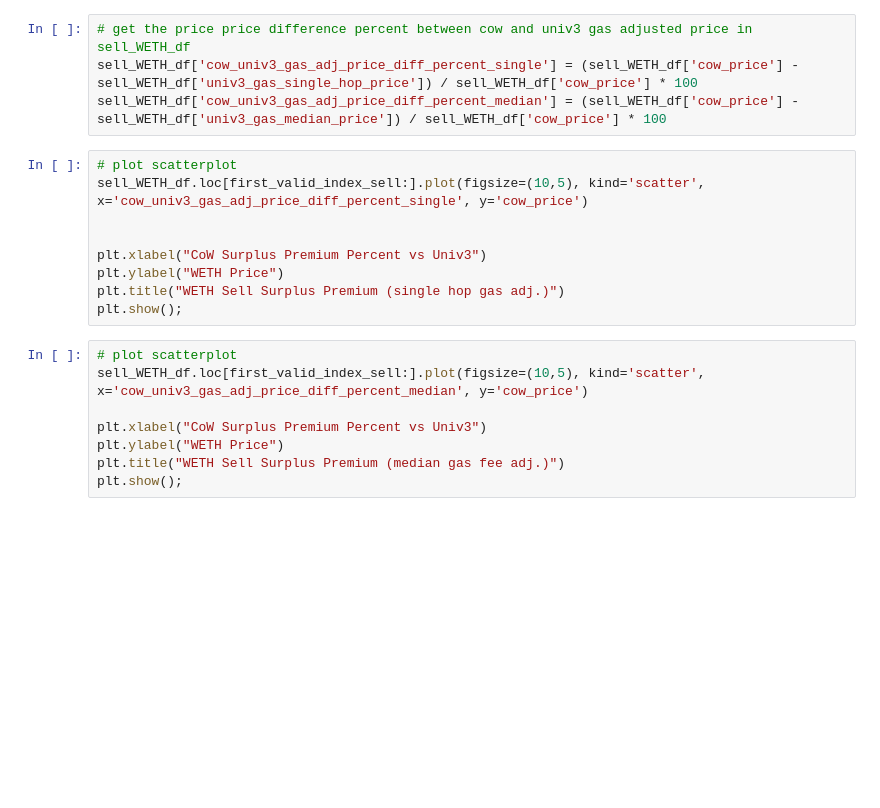
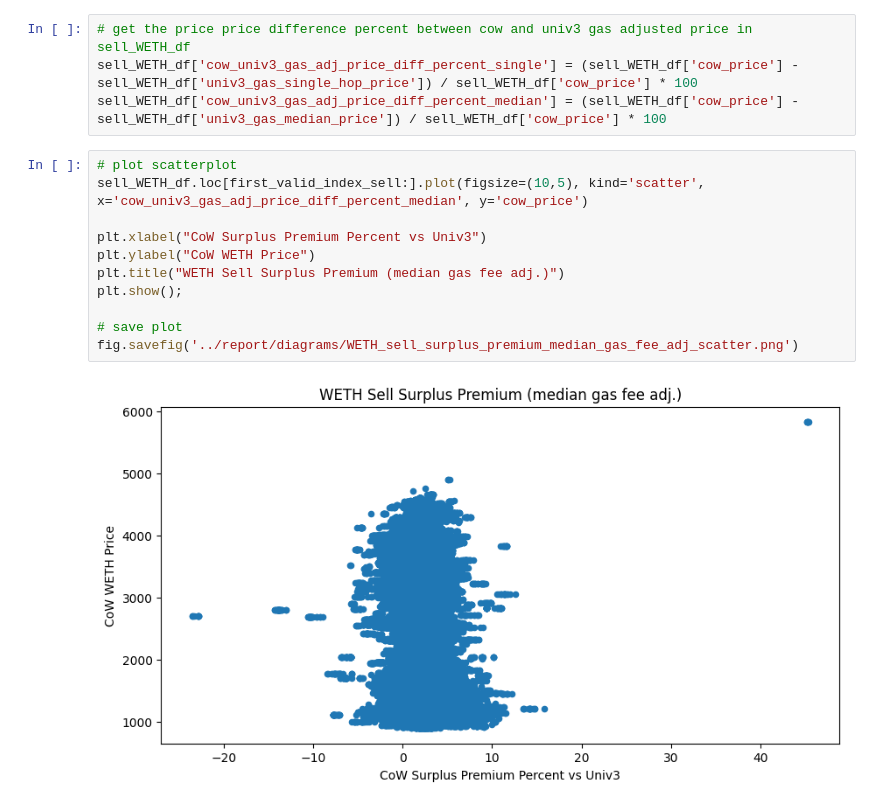
Before and after one commit to mohammed7s/Feedlot, a Jupyter notebook: pipeline/data_analysis.ipynb, the cells around one changed output. Cells and saved outputs as stored; diff of their text form; blank space fills up the shorter version.

```diff
--- a/pipeline/data_analysis.ipynb
+++ b/pipeline/data_analysis.ipynb
@@ -164,21 +202,17 @@ sell_WETH_df['cow_univ3_gas_adj_price_diff_percent_single'] = (sell_WETH_df['cow
 sell_WETH_df['cow_univ3_gas_adj_price_diff_percent_median'] = (sell_WETH_df['cow_price'] - sell_WETH_df['univ3_gas_median_price']) / sell_WETH_df['cow_price'] * 100
 # %%
 # plot scatterplot
-sell_WETH_df.loc[first_valid_index_sell:].plot(figsize=(10,5), kind='scatter', x='cow_univ3_gas_adj_price_diff_percent_single', y='cow_price')
-
+sell_WETH_df.loc[first_valid_index_sell:].plot(figsize=(10,5), kind='scatter', x='cow_univ3_gas_adj_price_diff_percent_median', y='cow_price')
 
 plt.xlabel("CoW Surplus Premium Percent vs Univ3")
-plt.ylabel("WETH Price")
-plt.title("WETH Sell Surplus Premium (single hop gas adj.)")
+plt.ylabel("CoW WETH Price")
+plt.title("WETH Sell Surplus Premium (median gas fee adj.)")
 plt.show();
+
+# save plot
+fig.savefig('../report/diagrams/WETH_sell_surplus_premium_median_gas_fee_adj_scatter.png')
+# %% [output]
+[figure, added]
-# %%
-# plot scatterplot
-sell_WETH_df.loc[first_valid_index_sell:].plot(figsize=(10,5), kind='scatter', x='cow_univ3_gas_adj_price_diff_percent_median', y='cow_price')
-
-plt.xlabel("CoW Surplus Premium Percent vs Univ3")
-plt.ylabel("WETH Price")
-plt.title("WETH Sell Surplus Premium (median gas fee adj.)")
-plt.show();
 # %%
 # statistics for buy_WETH_df single hop price difference
 buy_WETH_df[['cow_univ3_gas_adj_price_diff_percent_single', 'cow_univ3_gas_adj_price_diff_percent_median']].describe()
```
Also changed, not shown: parts of 29 cells of this notebook, 14 other files.
